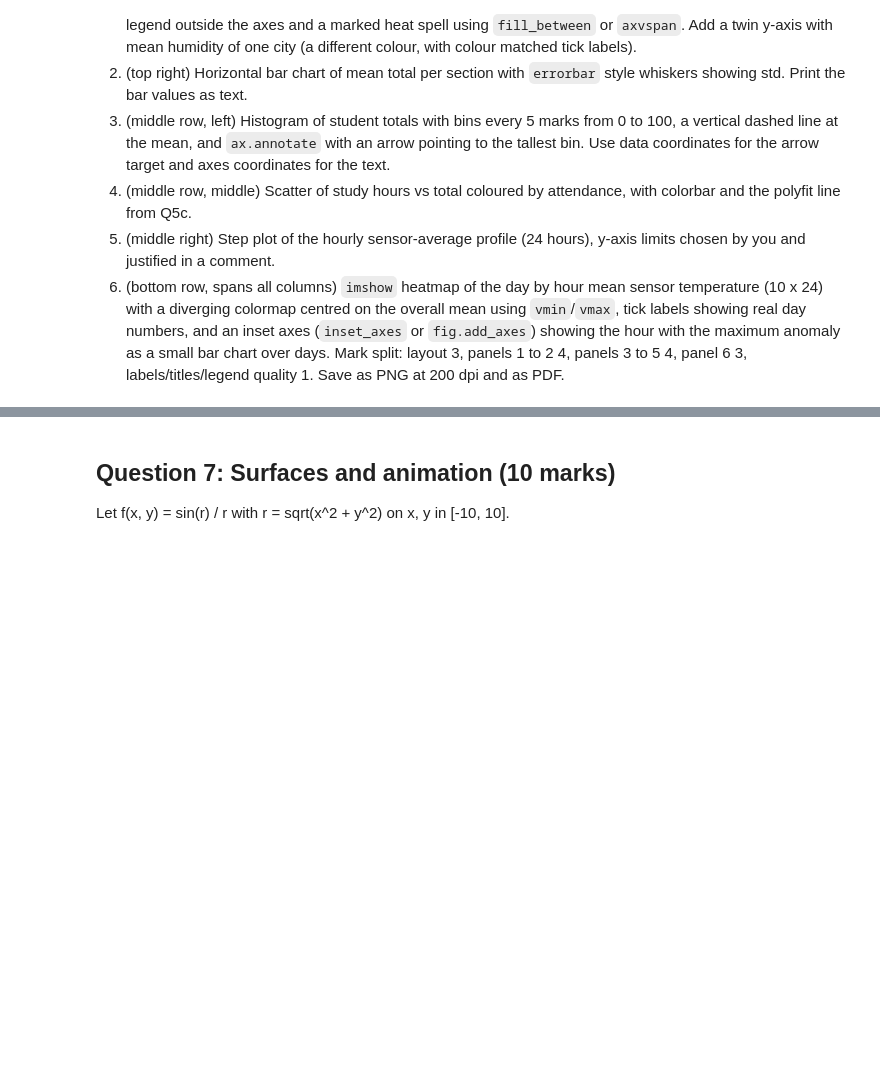
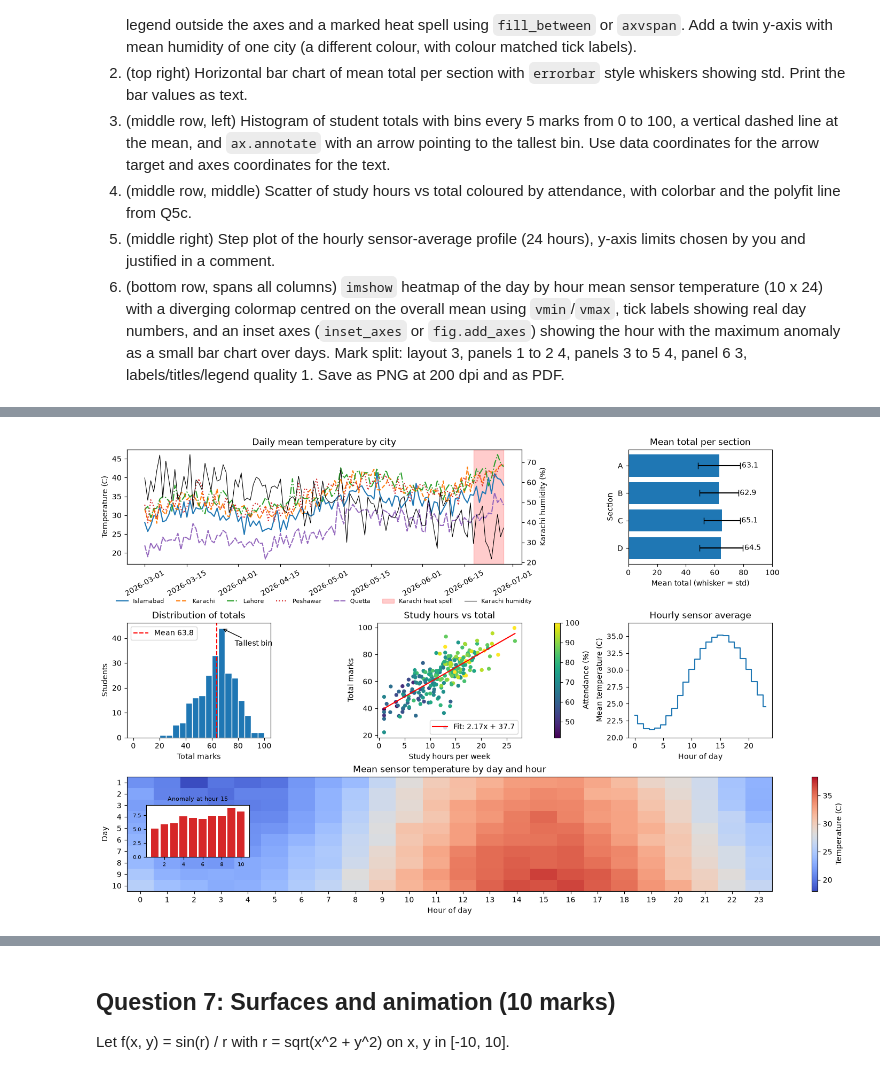
Before and after one commit to alizeeshanch91-dev/PAI-A3-25F-0026, a Jupyter notebook: Assignment3_Programming_for_AI.ipynb, the cells around one changed output, grey strips where cells are left out. Saved outputs shown, nothing was run; the diff lists cells and outputs as text; code cells hidden in the pictures; blank space fills up the shorter version.

Commit message:
Complete written answers and add dashboard and wave gif outputs

```diff
--- a/Assignment3_Programming_for_AI.ipynb
+++ b/Assignment3_Programming_for_AI.ipynb
@@ -617,0 +617,98 @@ Mark split: layout 3, panels 1 to 2 4, panels 3 to 5 4, panel 6 3, labels/titles
+# %%
+# YOUR CODE HERE
+daily = weather.pivot_table(index='date', columns='city', values='temp_c')
+styles = ['-', '--', '-.', ':', (0, (5, 1))]
+longest = spells_df.loc[spells_df['length'].idxmax()]
+spell_start = pd.Timestamp(longest['start'])
+spell_end = spell_start + pd.Timedelta(days=int(longest['length']) - 1)
+humidity = weather[weather['city'] == 'Karachi'].set_index('date')['humidity_pct'].sort_index()
+
+sections = sorted(students['section'].unique())
+sec_mean = students.groupby('section')['total'].mean().loc[sections]
+sec_std = students.groupby('section')['total'].std().loc[sections]
+
+slope, intercept = np.polyfit(students['study_hours_week'], students['total'], 1)
+
+hour_profile = np.nanmean(cal, axis=(0, 2))
+grid = np.nanmean(cal, axis=2)
+mu = np.nanmean(grid)
+half = max(grid.max() - mu, mu - grid.min())
+anomaly = grid - mu
+peak_hour = np.unravel_index(np.argmax(anomaly), anomaly.shape)[1]
+
+fig = plt.figure(figsize=(14, 9), constrained_layout=True)
+gs = GridSpec(3, 3, figure=fig)
+
+ax1 = fig.add_subplot(gs[0, 0:2])
+for col, ls in zip(daily.columns, styles):
+    ax1.plot(daily.index, daily[col], linestyle=ls, label=col)
+ax1.axvspan(spell_start, spell_end, color='red', alpha=0.2, label='Karachi heat spell')
+ax1.tick_params(axis='x', rotation=30)
+ax1.set_ylabel('Temperature (C)')
+ax1.set_title('Daily mean temperature by city')
+ax1b = ax1.twinx()
+ax1b.plot(humidity.index, humidity.values, color='black', linewidth=0.8, label='Karachi humidity')
+ax1b.set_ylabel('Karachi humidity (%)', color='black')
+ax1b.tick_params(axis='y', labelcolor='black')
+h1, l1 = ax1.get_legend_handles_labels()
+h2, l2 = ax1b.get_legend_handles_labels()
+ax1.legend(h1 + h2, l1 + l2, loc='upper center', bbox_to_anchor=(0.5, -0.25), ncol=7, frameon=False, fontsize=8)
+
+ax2 = fig.add_subplot(gs[0, 2])
+ax2.barh(sections, sec_mean.values, xerr=sec_std.values, capsize=4, color='tab:blue')
+for i, (m, s) in enumerate(zip(sec_mean.values, sec_std.values)):
+    ax2.text(m + s + 1, i, f'{m:.1f}', va='center')
+ax2.invert_yaxis()
+ax2.set_xlim(0, 100)
+ax2.set_xlabel('Mean total (whisker = std)')
+ax2.set_ylabel('Section')
+ax2.set_title('Mean total per section')
+
+ax3 = fig.add_subplot(gs[1, 0])
+counts, edges, _ = ax3.hist(students['total'], bins=np.arange(0, 101, 5), color='tab:blue', edgecolor='white')
+mean_total = students['total'].mean()
+ax3.axvline(mean_total, color='red', linestyle='--', label=f'Mean {mean_total:.1f}')
+top = counts.argmax()
+ax3.annotate('Tallest bin', xy=(edges[top] + 2.5, counts[top]), xycoords='data',
+             xytext=(0.75, 0.8), textcoords='axes fraction',
+             arrowprops=dict(arrowstyle='->'))
+ax3.set_xlabel('Total marks')
+ax3.set_ylabel('Students')
+ax3.set_title('Distribution of totals')
+ax3.legend(loc='upper left')
+
+ax4 = fig.add_subplot(gs[1, 1])
+sc = ax4.scatter(students['study_hours_week'], students['total'], c=students['attendance_pct'], cmap='viridis', s=18)
+fig.colorbar(sc, ax=ax4, label='Attendance (%)')
+xs = np.array([students['study_hours_week'].min(), students['study_hours_week'].max()])
+ax4.plot(xs, slope * xs + intercept, color='red', label=f'Fit: {slope:.2f}x + {intercept:.1f}')
+ax4.set_xlabel('Study hours per week')
+ax4.set_ylabel('Total marks')
+ax4.set_title('Study hours vs total')
+ax4.legend(loc='lower right')
+
+ax5 = fig.add_subplot(gs[1, 2])
+ax5.step(np.arange(24), hour_profile, where='mid')
+ax5.set_ylim(20, 37)
+ax5.set_xlabel('Hour of day')
+ax5.set_ylabel('Mean temperature (C)')
+ax5.set_title('Hourly sensor average')
+
+ax6 = fig.add_subplot(gs[2, :])
+im = ax6.imshow(grid, aspect='auto', cmap='coolwarm', vmin=mu - half, vmax=mu + half)
+ax6.set_yticks(np.arange(10))
+ax6.set_yticklabels(meta['days'])
+ax6.set_xticks(np.arange(24))
+ax6.set_xlabel('Hour of day')
+ax6.set_ylabel('Day')
+ax6.set_title('Mean sensor temperature by day and hour')
+fig.colorbar(im, ax=ax6, label='Temperature (C)')
+inset = ax6.inset_axes([0.03, 0.3, 0.16, 0.45])
+inset.bar(meta['days'], anomaly[:, peak_hour], color='tab:red')
+inset.set_title(f'Anomaly at hour {peak_hour}', fontsize=8)
+inset.tick_params(labelsize=7)
+
+fig.savefig('outputs/dashboard.png', dpi=200)
+fig.savefig('outputs/dashboard.pdf')
+# %% [output]
+[figure, added]
```
Also changed, not shown: parts of 12 cells of this notebook, 3 other files.
